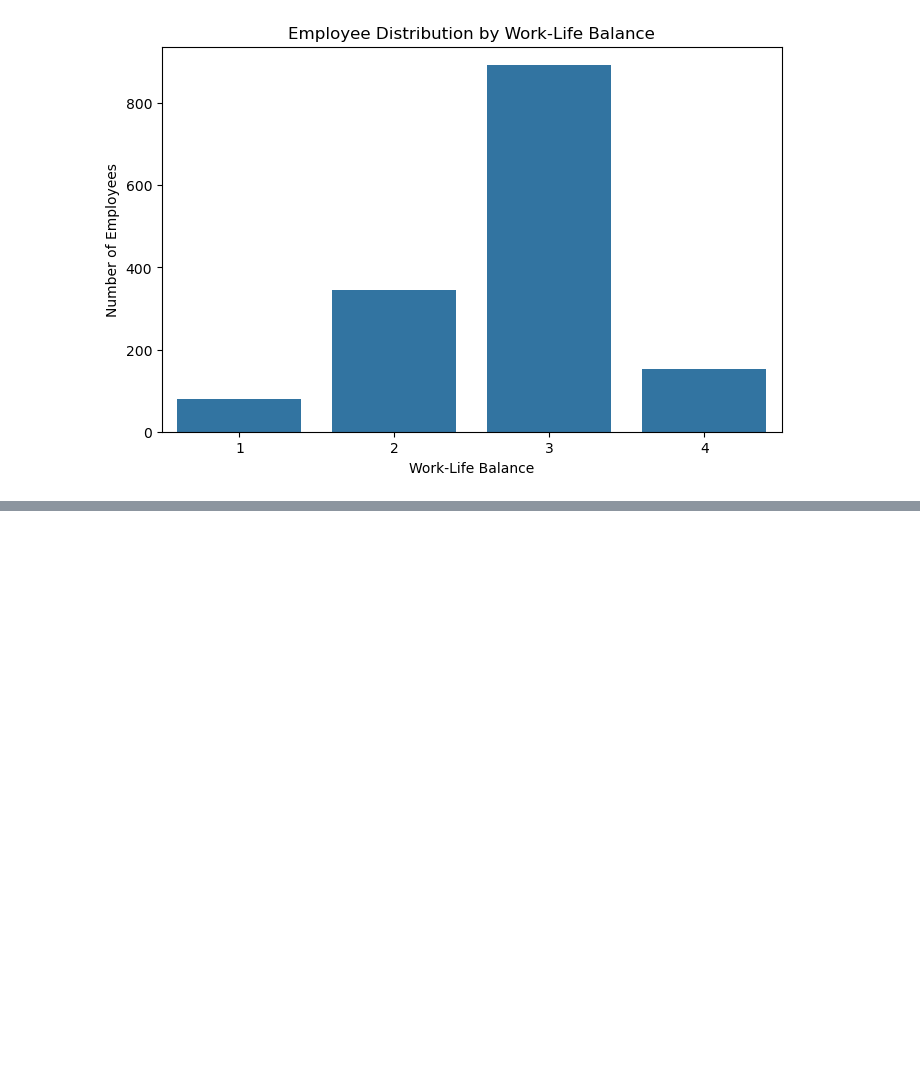
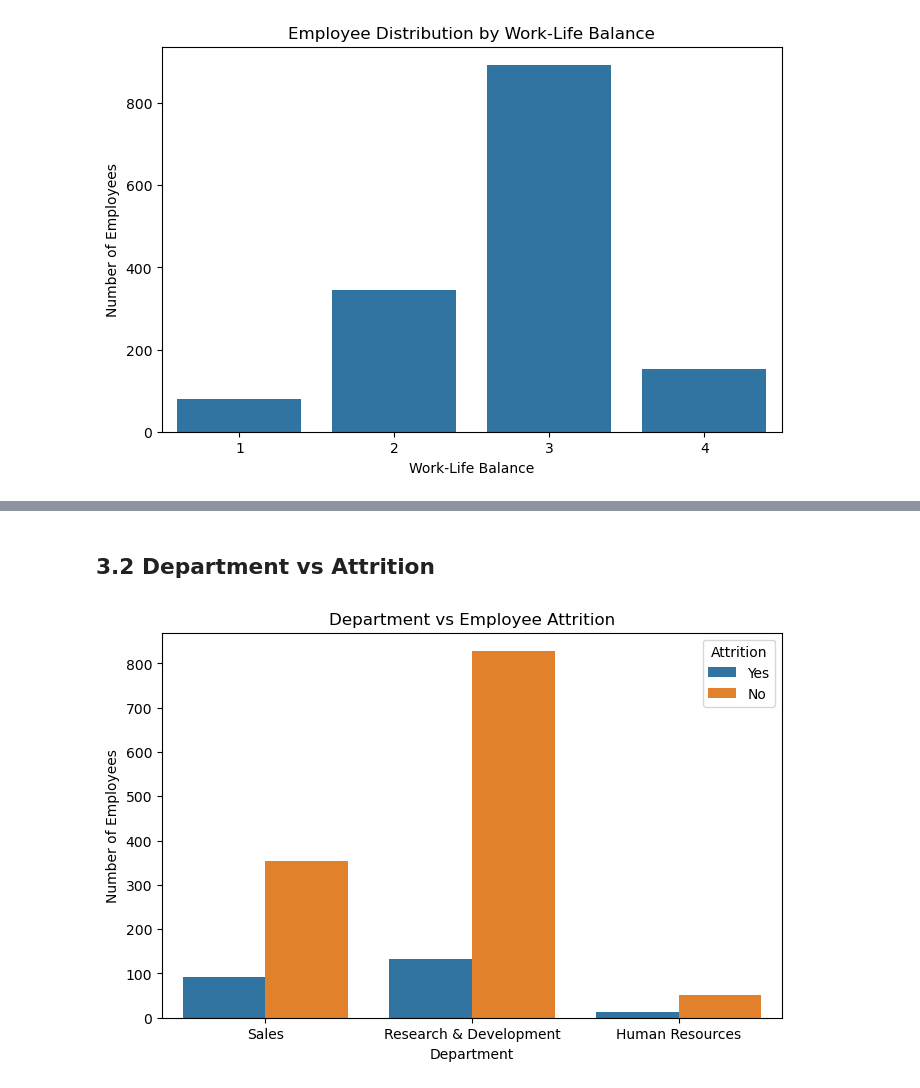
Before and after one commit to Geeth-31/EMPLOYEE-ATTRITION-ANALYSIS-PROJECT, a Jupyter notebook: notebooks/02_Exploratory_Data_Analysis.ipynb, the cells around one changed output, grey strips where cells are left out. Cells and saved outputs as stored; diff of their text form; code cells hidden in the pictures; blank space fills up the shorter version.

```diff
--- a/notebooks/02_Exploratory_Data_Analysis.ipynb
+++ b/notebooks/02_Exploratory_Data_Analysis.ipynb
@@ -248,0 +263,12 @@ plt.show()
+# %% [markdown]
+## 3.2 Department vs Attrition
+# %%
+plt.figure(figsize=(8,5))
+sns.countplot(data=df, x="Department", hue="Attrition",hue_order=["Yes", "No"])
+plt.title("Department vs Employee Attrition")
+
+plt.xlabel("Department")
+plt.ylabel("Number of Employees")
+plt.show()
+# %% [output]
+[figure, added]
```
Also changed, not shown: parts of 59 cells of this notebook.
